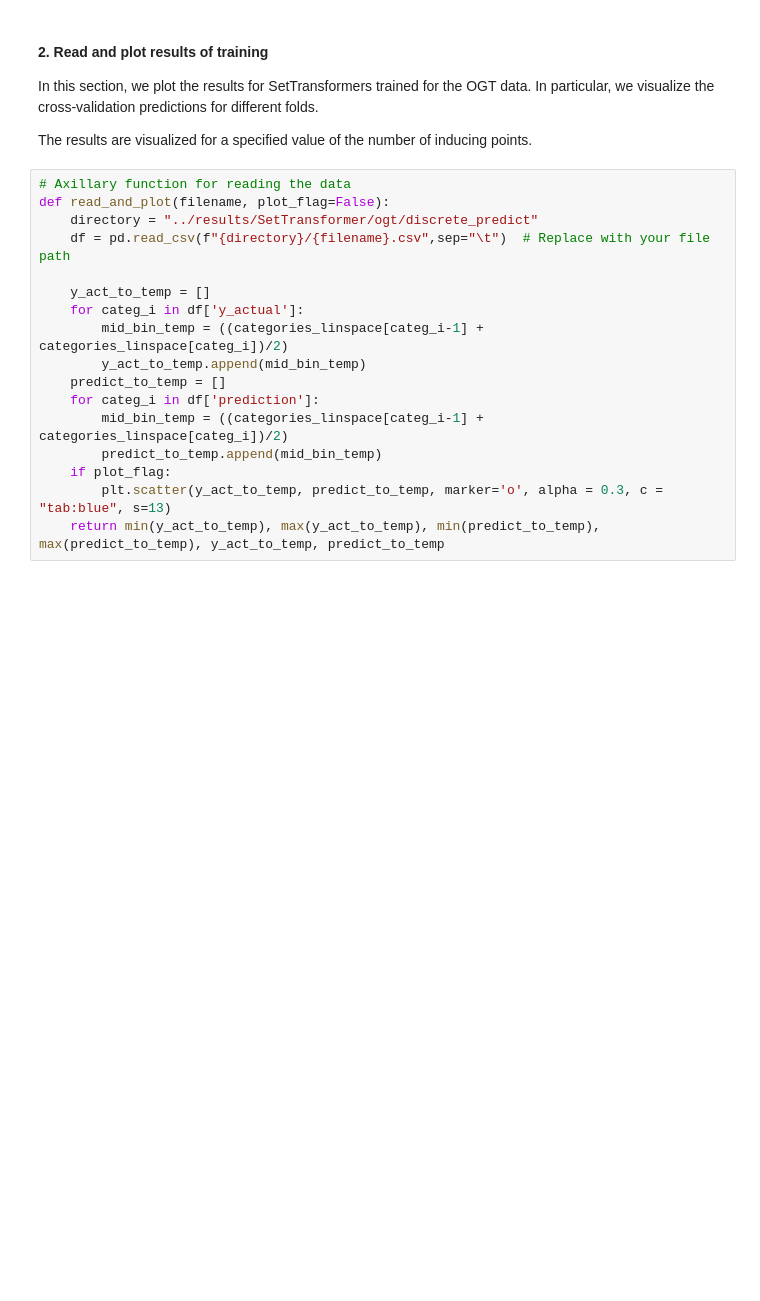
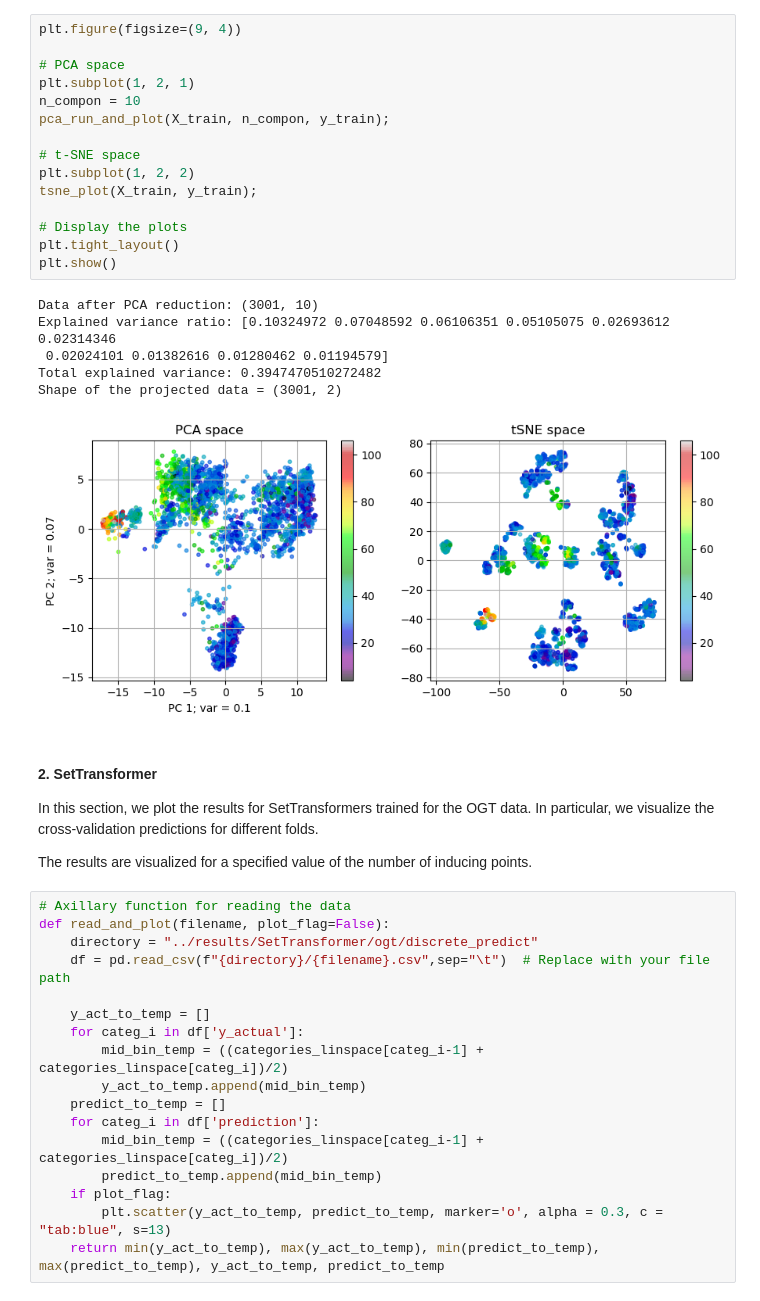
Before and after one commit to oist/gene-context, a Jupyter notebook: jupyter_notebooks/ogt_result_visualization.ipynb, the cells around one changed output. Cells and saved outputs as stored; diff of their text form; blank space fills up the shorter version.

```diff
--- a/jupyter_notebooks/ogt_result_visualization.ipynb
+++ b/jupyter_notebooks/ogt_result_visualization.ipynb
@@ -45,5 +80,27 @@ Text(0, 0.5, 'counts')
+# %%
+plt.figure(figsize=(9, 4))
+
+# PCA space
+plt.subplot(1, 2, 1)
+n_compon = 10
+pca_run_and_plot(X_train, n_compon, y_train);
+
+# t-SNE space
+plt.subplot(1, 2, 2)
+tsne_plot(X_train, y_train);
+
+# Display the plots
+plt.tight_layout()
+plt.show()
+# %% [output]
+Data after PCA reduction: (3001, 10)
+Explained variance ratio: [0.10324972 0.07048592 0.06106351 0.05105075 0.02693612 0.02314346
+ 0.02024101 0.01382616 0.01280462 0.01194579]
+Total explained variance: 0.3947470510272482
+Shape of the projected data = (3001, 2)
+[figure, added]
 # %% [markdown]
-#### 2. Read and plot results of training
+#### 2. SetTransformer
 
 In this section, we plot the results for SetTransformers trained for the OGT data. In particular, we visualize the cross-validation predictions for different folds.
 
```
Also changed, not shown: parts of 55 cells of this notebook, 3 other files.
